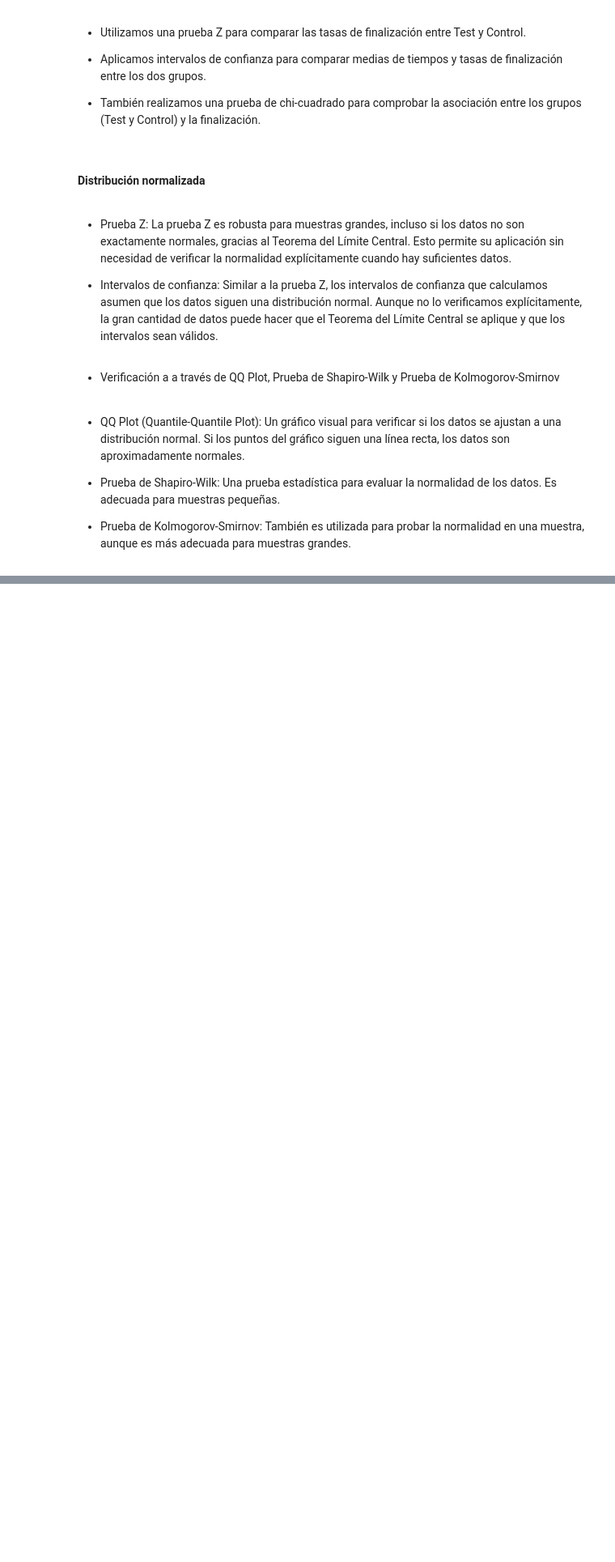
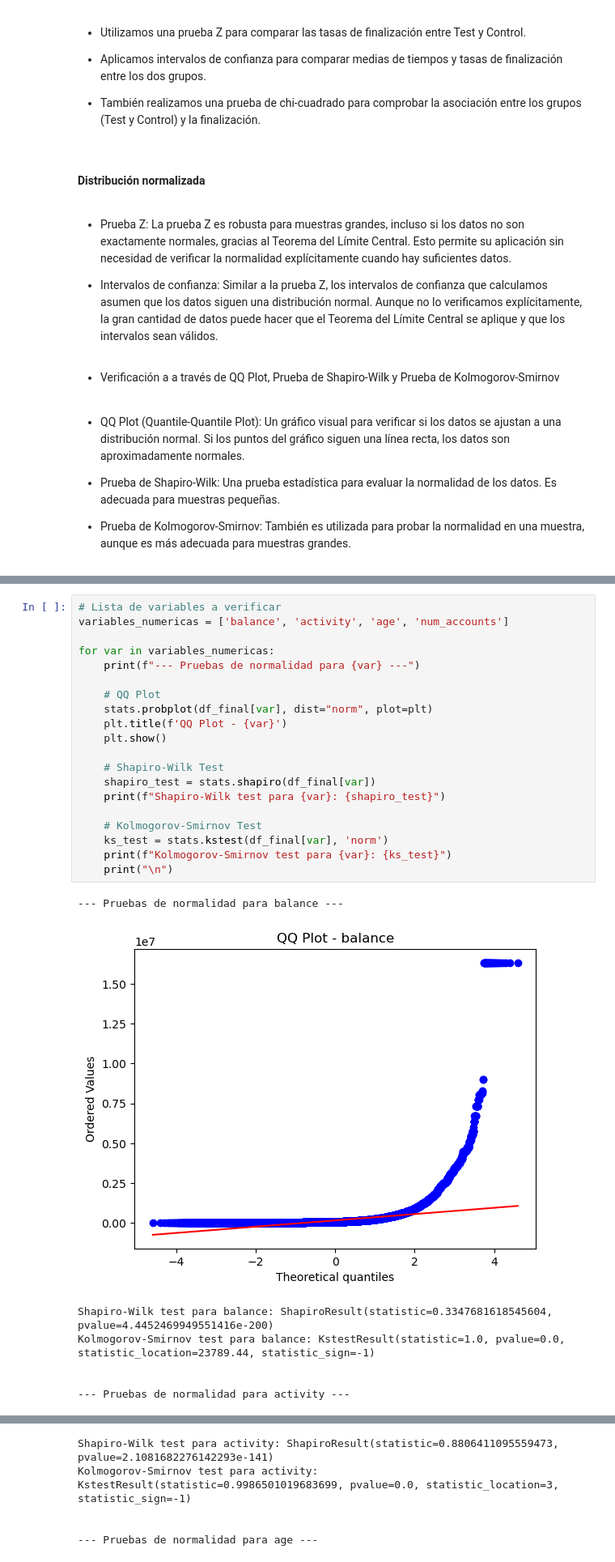
Before and after one commit to adrianlardies/vanguard-ab-test, a Jupyter notebook: main.ipynb, the cells around one changed output, grey strips where cells are left out. Shown at 81% size. Saved outputs shown, nothing was run; the diff lists cells and outputs as text; blank space fills up the shorter version.

```diff
--- a/main.ipynb
+++ b/main.ipynb
@@ -2332,0 +2363,28 @@ Shapiro-Wilk test: Estadístico=0.4068473885021423, p-valor=7.670820254562376e-1
+# %%
+# Lista de variables a verificar
+variables_numericas = ['balance', 'activity', 'age', 'num_accounts']
+
+for var in variables_numericas:
+    print(f"--- Pruebas de normalidad para {var} ---")
+
+    # QQ Plot
+    stats.probplot(df_final[var], dist="norm", plot=plt)
+    plt.title(f'QQ Plot - {var}')
+    plt.show()
+
+    # Shapiro-Wilk Test
+    shapiro_test = stats.shapiro(df_final[var])
+    print(f"Shapiro-Wilk test para {var}: {shapiro_test}")
+
+    # Kolmogorov-Smirnov Test
+    ks_test = stats.kstest(df_final[var], 'norm')
+    print(f"Kolmogorov-Smirnov test para {var}: {ks_test}")
+    print("\n")
+# %% [output]
+--- Pruebas de normalidad para balance ---
+[figure, added]
+Shapiro-Wilk test para balance: ShapiroResult(statistic=0.3347681618545604, pvalue=4.4452469949551416e-200)
+Kolmogorov-Smirnov test para balance: KstestResult(statistic=1.0, pvalue=0.0, statistic_location=23789.44, statistic_sign=-1)
+
+
+--- Pruebas de normalidad para activity ---
@@ -2332,0 +2392,5 @@ Shapiro-Wilk test: Estadístico=0.4068473885021423, p-valor=7.670820254562376e-1
+Shapiro-Wilk test para activity: ShapiroResult(statistic=0.8806411095559473, pvalue=2.1081682276142293e-141)
+Kolmogorov-Smirnov test para activity: KstestResult(statistic=0.9986501019683699, pvalue=0.0, statistic_location=3, statistic_sign=-1)
+
+
+--- Pruebas de normalidad para age ---
```
Also changed, not shown: parts of 34 cells of this notebook.
